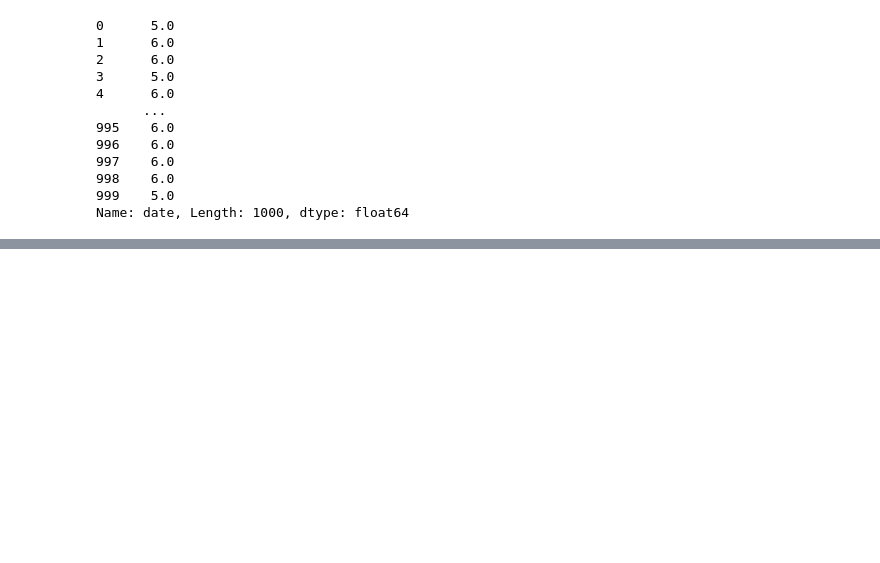
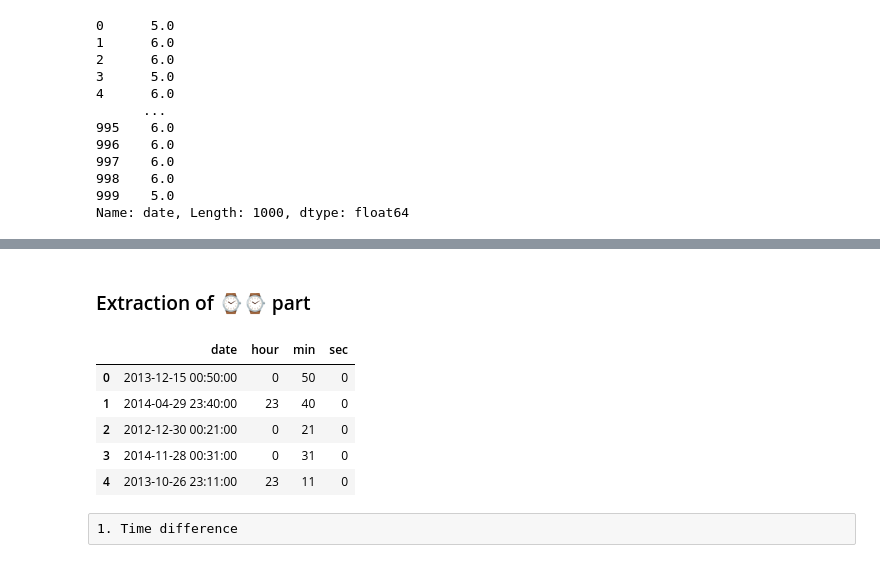
Before and after one commit to shivam188132/MY_machine_learning, a Jupyter notebook: Handling of date and time values.ipynb, the cells around one changed output, grey strips where cells are left out. Saved outputs shown, nothing was run; the diff lists cells and outputs as text; code cells hidden in the pictures; blank space fills up the shorter version.

Commit message:
07-02-2025 12:03 A.M all time operations done

```diff
--- a/Handling of date and time values.ipynb
+++ b/Handling of date and time values.ipynb
@@ -262,0 +312,17 @@ Name: date, Length: 1000, dtype: float64
+# %% [markdown]
+### Extraction of ⌚⌚ part
+# %%
+tf['hour'] = tf['date'].dt.hour
+tf['min'] = tf['date'].dt.minute
+tf['sec'] = tf['date'].dt.second
+
+tf.head()
+# %% [output]
+|  | date | hour | min | sec |
+| 0 | 2013-12-15 00:50:00 | 0 | 50 | 0 |
+| 1 | 2014-04-29 23:40:00 | 23 | 40 | 0 |
+| 2 | 2012-12-30 00:21:00 | 0 | 21 | 0 |
+| 3 | 2014-11-28 00:31:00 | 0 | 31 | 0 |
+| 4 | 2013-10-26 23:11:00 | 23 | 11 | 0 |
+# %% [raw]
+1. Time difference
```
Also changed, not shown: parts of 20 cells of this notebook, 1 other file.
